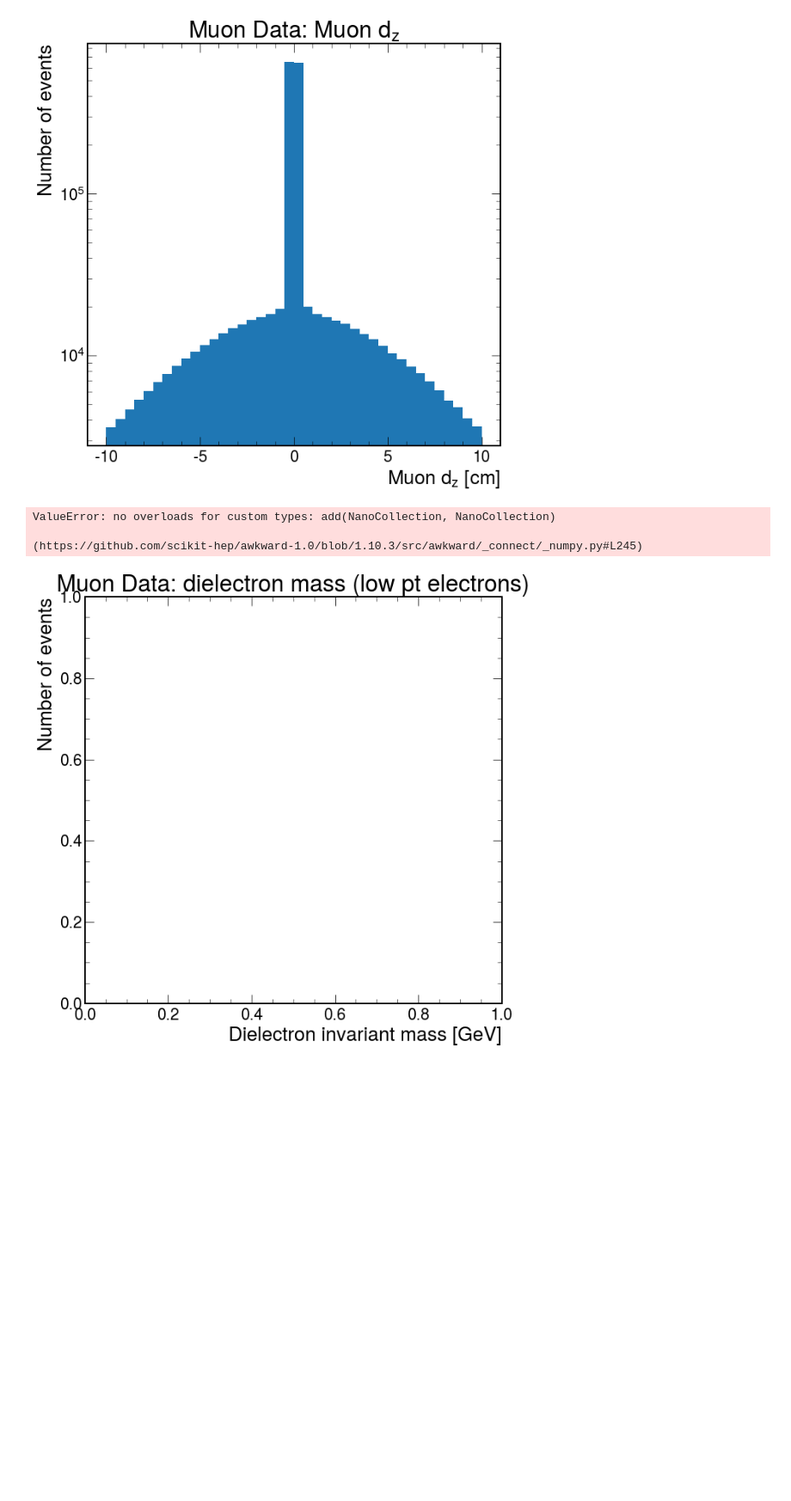
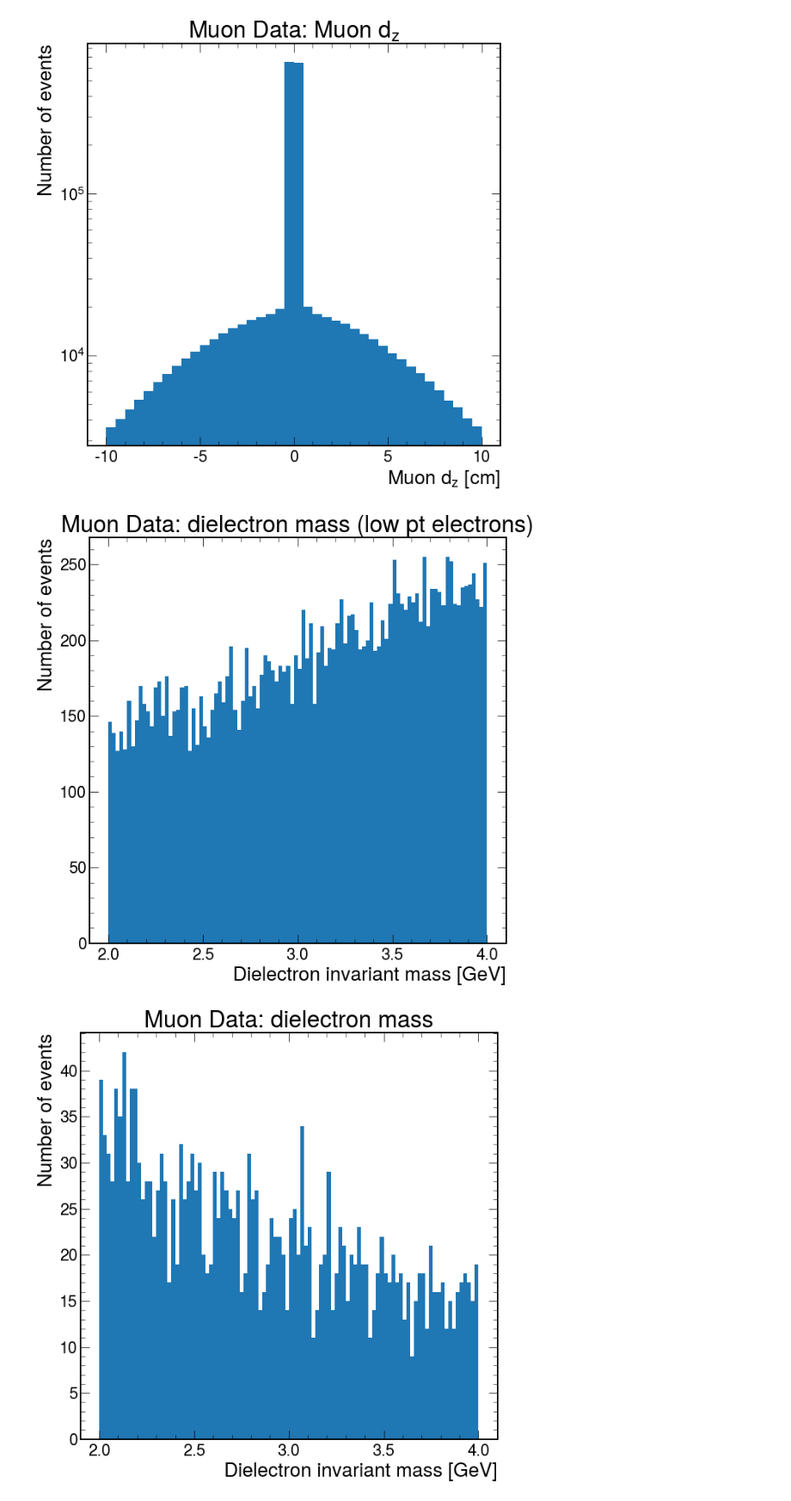
Before and after one commit to ku-cms/LeptonStudies, a Jupyter notebook: notebooks/electron_tnp_Jpsi_mass.ipynb, the cells around one changed output. Shown: that part at 86% size. Saved outputs shown, nothing was run; the diff lists cells and outputs as text; code cells hidden in the pictures; blank space fills up the shorter version.

Commit message:
Fix 4-vector addition for the LowPtElectron collection by switching from coffea 0.7.21 to 0.7.23.

```diff
--- a/notebooks/electron_tnp_Jpsi_mass.ipynb
+++ b/notebooks/electron_tnp_Jpsi_mass.ipynb
@@ -303,9 +303,9 @@ ax.hist(ak.flatten(data_events.Muon.dz), bins=np.linspace(-10.0, 10.0, 41), log=
 # dilepton mass plots
 
 # Full range
-mass_min = 0
-mass_max = 200
-mass_nbins = 200
+# mass_min = 0
+# mass_max = 200
+# mass_nbins = 200
 
 # Z mass peak
 # mass_min = 50
@@ -313,9 +313,9 @@ mass_nbins = 200
 # mass_nbins = 80
 
 # J/psi mass peak
-# mass_min = 3.0
-# mass_max = 3.5
-# mass_nbins = 100
+mass_min = 2.0
+mass_max = 4.0
+mass_nbins = 100
 
 # Muon Data
 # low pt electrons: dielectron mass
@@ -326,34 +326,32 @@ ax.set_ylabel(r"Number of events")
 #event_cut = ak.all(data_events.LowPtElectron.r9 > 0.96, axis=1)
 #event_cut = ak.all(abs(data_events.LowPtElectron.dz) > 0.5, axis=1)
 #ee = ak.combinations(data_events[event_cut].LowPtElectron, 2, fields=["e0", "e1"])
 ee = ak.combinations(data_events.LowPtElectron, 2, fields = ["e0", "e1"])
 mass = (ee.e0 + ee.e1).mass
 ax.hist(ak.flatten(mass), bins=np.linspace(mass_min, mass_max, mass_nbins + 1));
 
 # Muon Data
 # electrons: dielectron mass
 fig, ax = plt.subplots()
 ax.set_title(r"Muon Data: dielectron mass")
 ax.set_xlabel(r"Dielectron invariant mass [GeV]")
 ax.set_ylabel(r"Number of events")
 #event_cut = ak.all(data_events.Electron.r9 > 0.96, axis=1)
 #event_cut = ak.all(abs(data_events.Electron.dz) > 0.5, axis=1)
 #ee = ak.combinations(data_events[event_cut].Electron, 2, fields=["e0", "e1"])
 ee = ak.combinations(data_events.Electron, 2, fields = ["e0", "e1"])
 mass = (ee.e0 + ee.e1).mass
 ax.hist(ak.flatten(mass), bins=np.linspace(mass_min, mass_max, mass_nbins + 1));
 
 # Muon Data
 # muons: dimuon mass
 fig, ax = plt.subplots()
 ax.set_title(r"Muon Data: dimuon mass")
 ax.set_xlabel(r"Dimuon invariant mass [GeV]")
 ax.set_ylabel(r"Number of events")
 mm = ak.combinations(data_events.Muon, 2, fields = ["m0", "m1"])
 mass = (mm.m0 + mm.m1).mass
 ax.hist(ak.flatten(mass), bins=np.linspace(mass_min, mass_max, mass_nbins + 1));
 # %% [output]
-ValueError: no overloads for custom types: add(NanoCollection, NanoCollection)
-
-(https://github.com/scikit-hep/awkward-1.0/blob/1.10.3/src/awkward/_connect/_numpy.py#L245)
-[figure, old version]
+[figure, new version]
+[figure, added]
```
Also changed, not shown: parts of 3 cells of this notebook, 1 other file.
